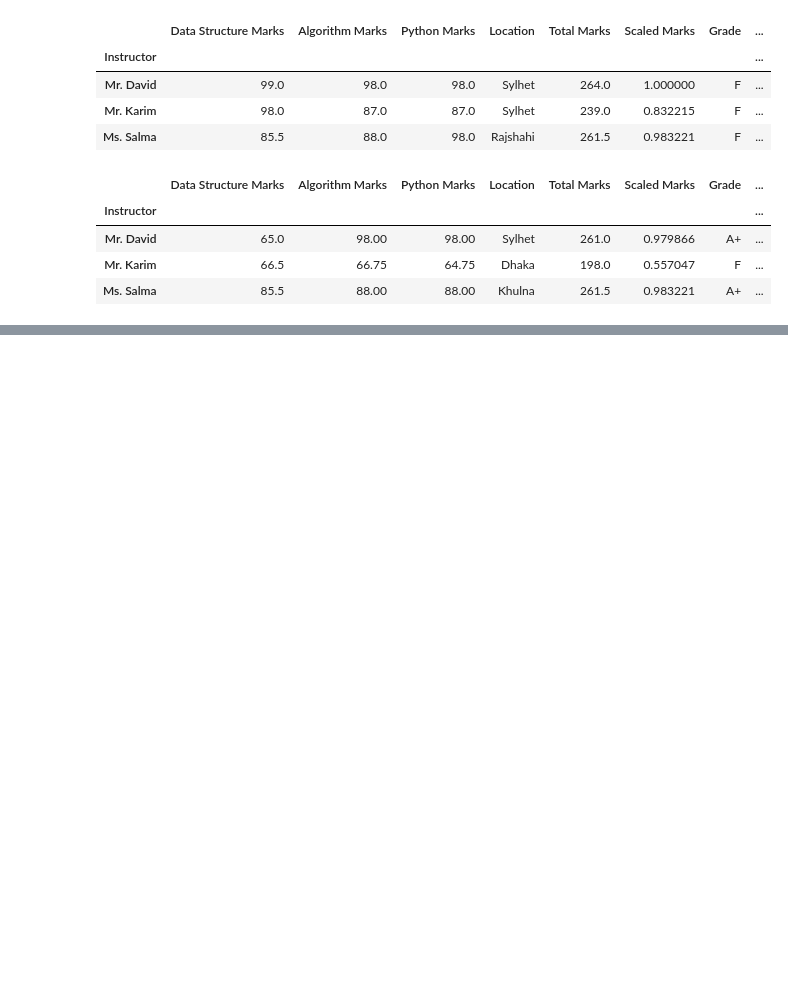
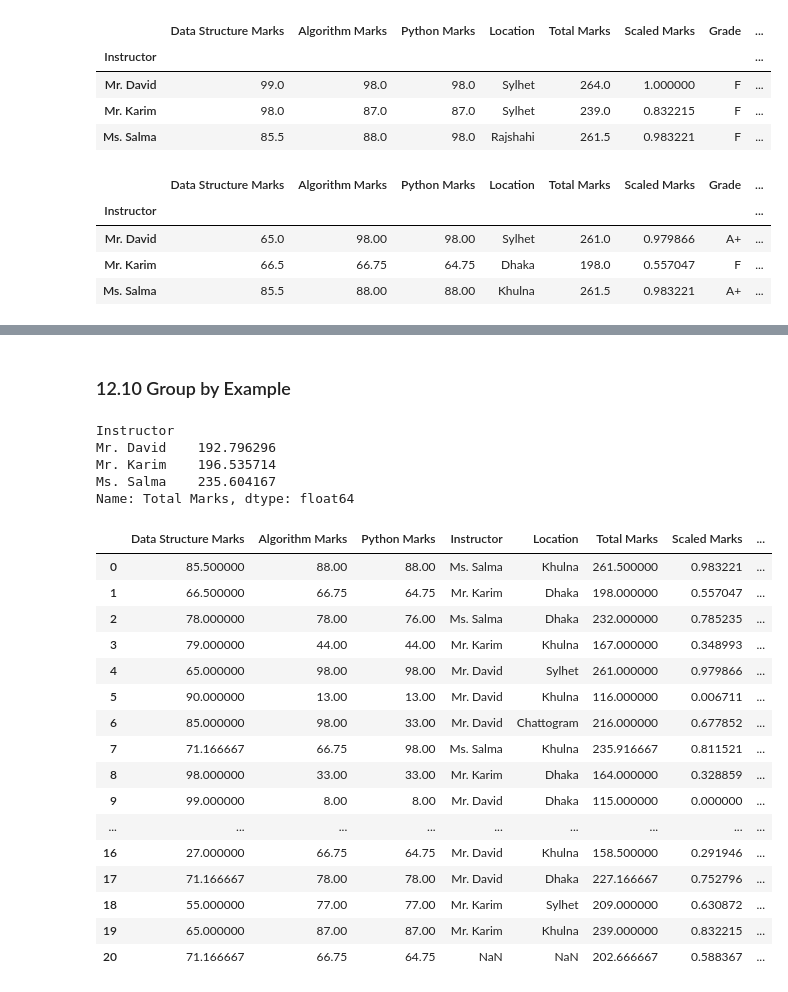
Before and after one commit to roybipro/AI-ML-learning-Phitron, a Jupyter notebook: Semister1/Module 12 :Pandas for Machine Learning/pandas2.ipynb, the cells around one changed output, grey strips where cells are left out. Saved outputs shown, nothing was run; the diff lists cells and outputs as text; code cells hidden in the pictures; blank space fills up the shorter version.

Commit message:
12.10 Group by Example

```diff
--- a/Semister1/Module 12 :Pandas for Machine Learning/pandas2.ipynb
+++ b/Semister1/Module 12 :Pandas for Machine Learning/pandas2.ipynb
@@ -798,3 +798,37 @@ group.last()
 | Mr. David | 71.166667 | 78.0 | 78.0 | Dhaka | 227.166667 | 0.752796 | F | ... |
 | Mr. Karim | 65.000000 | 87.0 | 87.0 | Khulna | 239.000000 | 0.832215 | F | ... |
 | Ms. Salma | 34.000000 | 88.0 | 91.0 | Rajshahi | 213.000000 | 0.657718 | F | ... |
+# %% [markdown]
+### 12.10 Group by Example
+# %%
+mean_marks = group['Total Marks'].mean()
+
+mean_marks
+# %% [output]
+Instructor
+Mr. David    192.796296
+Mr. Karim    196.535714
+Ms. Salma    235.604167
+Name: Total Marks, dtype: float64
+# %%
+df['Total Marks'] = df['Total Marks'].fillna(df['Instructor'].map(mean_marks))
+
+df
+# %% [output]
+|  | Data Structure Marks | Algorithm Marks | Python Marks | Instructor | Location | Total Marks | Scaled Marks | ... |
+| 0 | 85.500000 | 88.00 | 88.00 | Ms. Salma | Khulna | 261.500000 | 0.983221 | ... |
+| 1 | 66.500000 | 66.75 | 64.75 | Mr. Karim | Dhaka | 198.000000 | 0.557047 | ... |
+| 2 | 78.000000 | 78.00 | 76.00 | Ms. Salma | Dhaka | 232.000000 | 0.785235 | ... |
+| 3 | 79.000000 | 44.00 | 44.00 | Mr. Karim | Khulna | 167.000000 | 0.348993 | ... |
+| 4 | 65.000000 | 98.00 | 98.00 | Mr. David | Sylhet | 261.000000 | 0.979866 | ... |
+| 5 | 90.000000 | 13.00 | 13.00 | Mr. David | Khulna | 116.000000 | 0.006711 | ... |
+| 6 | 85.000000 | 98.00 | 33.00 | Mr. David | Chattogram | 216.000000 | 0.677852 | ... |
+| 7 | 71.166667 | 66.75 | 98.00 | Ms. Salma | Khulna | 235.916667 | 0.811521 | ... |
+| 8 | 98.000000 | 33.00 | 33.00 | Mr. Karim | Dhaka | 164.000000 | 0.328859 | ... |
+| 9 | 99.000000 | 8.00 | 8.00 | Mr. David | Dhaka | 115.000000 | 0.000000 | ... |
+| ... | ... | ... | ... | ... | ... | ... | ... | ... |
+| 16 | 27.000000 | 66.75 | 64.75 | Mr. David | Khulna | 158.500000 | 0.291946 | ... |
+| 17 | 71.166667 | 78.00 | 78.00 | Mr. David | Dhaka | 227.166667 | 0.752796 | ... |
+| 18 | 55.000000 | 77.00 | 77.00 | Mr. Karim | Sylhet | 209.000000 | 0.630872 | ... |
+| 19 | 65.000000 | 87.00 | 87.00 | Mr. Karim | Khulna | 239.000000 | 0.832215 | ... |
+| 20 | 71.166667 | 66.75 | 64.75 | NaN | NaN | 202.666667 | 0.588367 | ... |
```
